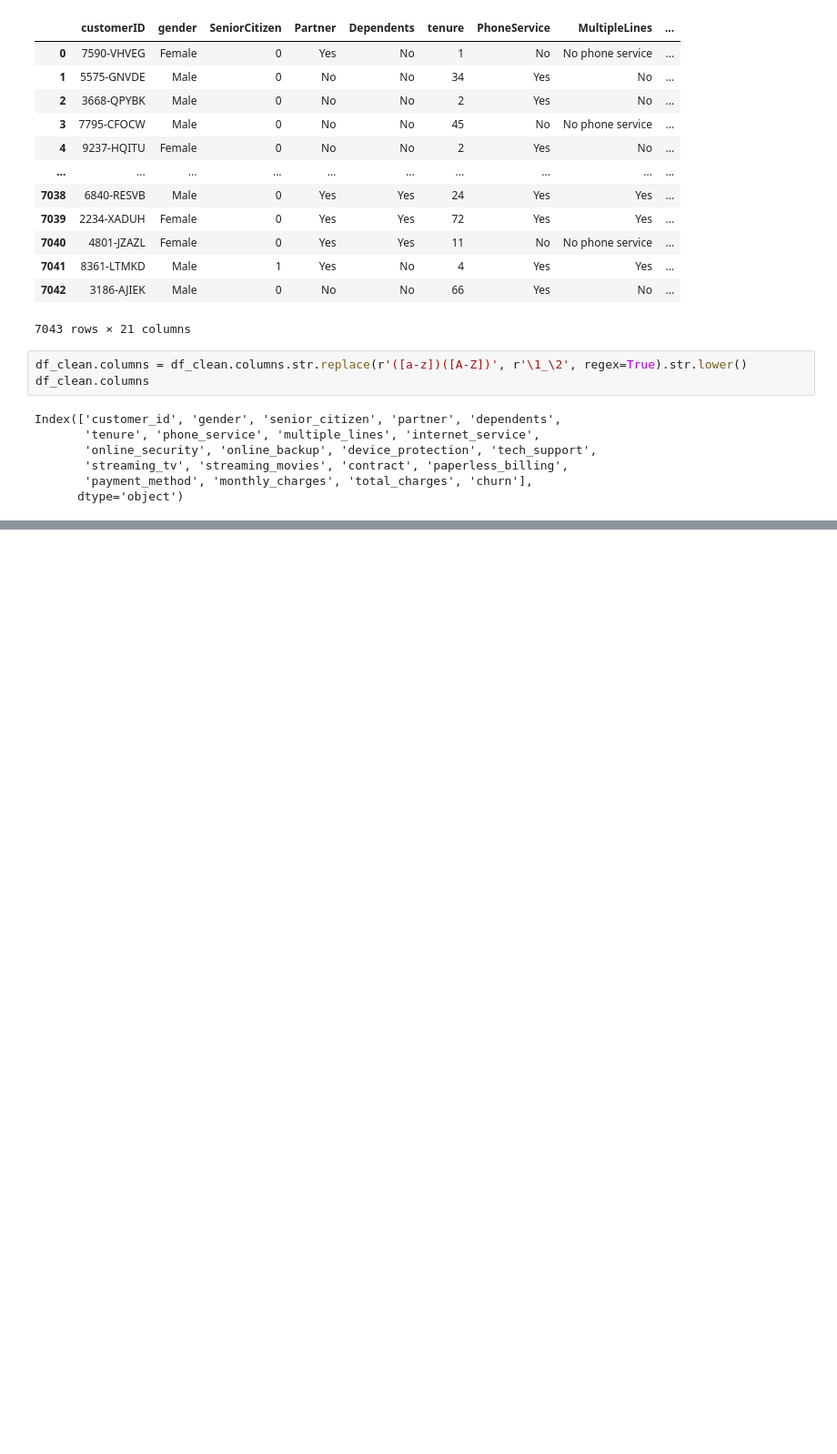
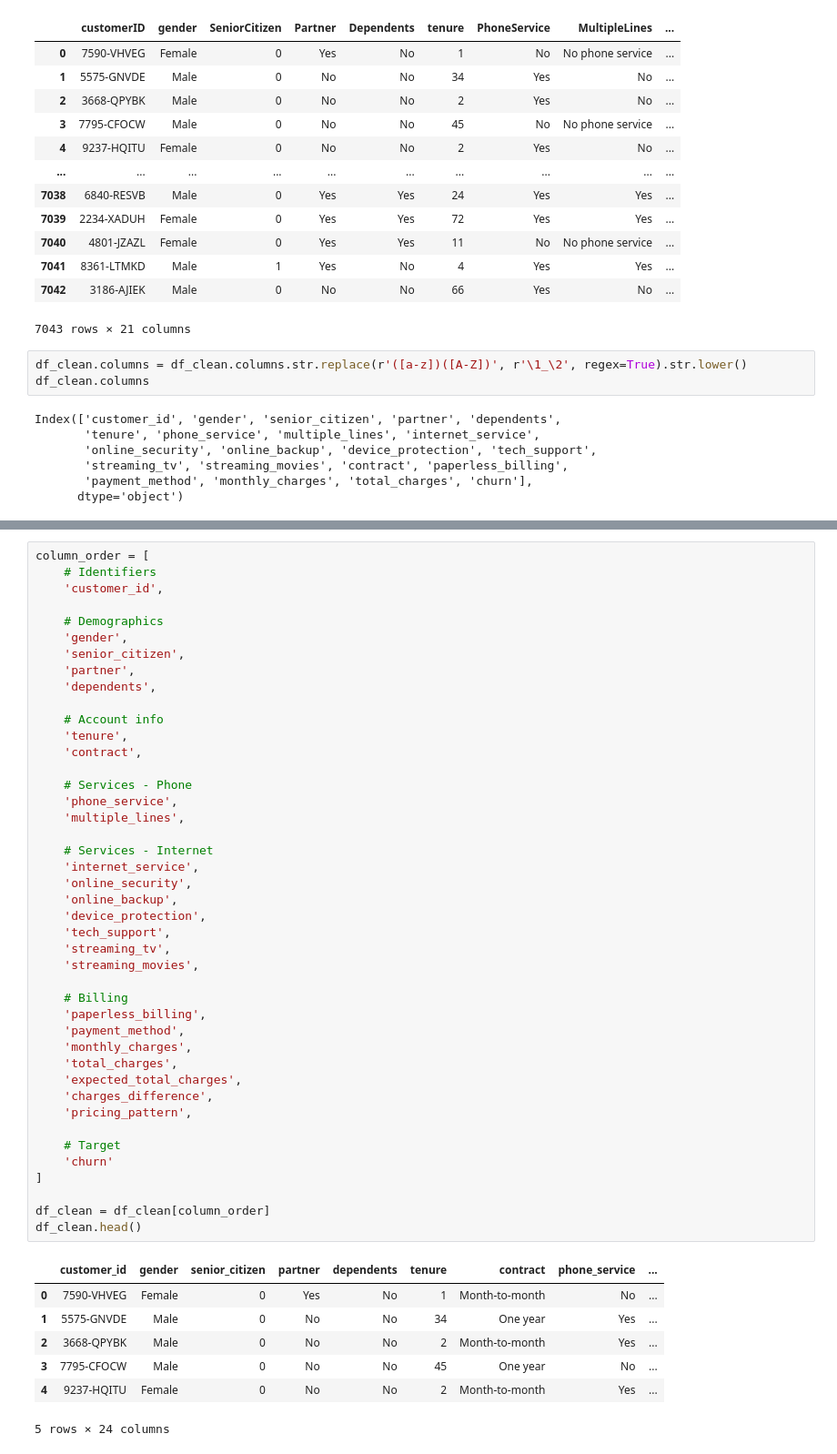
Before and after one commit to rodrigomp30/etl-saas-project, a Jupyter notebook: notebooks/02_test_transformations.ipynb, the cells around one changed output, grey strips where cells are left out. Shown at 91% size. Drawn from its saved outputs; the diff is of its cells as text; blank space fills up the shorter version.

Commit message:
Add data transformations for telco churn staging layer

```diff
--- a/notebooks/02_test_transformations.ipynb
+++ b/notebooks/02_test_transformations.ipynb
@@ -61,0 +86,51 @@ dtype: object
+# %%
+column_order = [
+    # Identifiers
+    'customer_id',
+
+    # Demographics
+    'gender',
+    'senior_citizen',
+    'partner',
+    'dependents',
+
+    # Account info
+    'tenure',
+    'contract',
+
+    # Services - Phone
+    'phone_service',
+    'multiple_lines',
+
+    # Services - Internet
+    'internet_service',
+    'online_security',
+    'online_backup',
+    'device_protection',
+    'tech_support',
+    'streaming_tv',
+    'streaming_movies',
+
+    # Billing
+    'paperless_billing',
+    'payment_method',
+    'monthly_charges',
+    'total_charges',
+    'expected_total_charges',
+    'charges_difference',
+    'pricing_pattern',
+
+    # Target
+    'churn'
+]
+
+df_clean = df_clean[column_order]
+df_clean.head()
+# %% [output]
+|  | customer_id | gender | senior_citizen | partner | dependents | tenure | contract | phone_service | ... |
+| 0 | 7590-VHVEG | Female | 0 | Yes | No | 1 | Month-to-month | No | ... |
+| 1 | 5575-GNVDE | Male | 0 | No | No | 34 | One year | Yes | ... |
+| 2 | 3668-QPYBK | Male | 0 | No | No | 2 | Month-to-month | Yes | ... |
+| 3 | 7795-CFOCW | Male | 0 | No | No | 45 | One year | No | ... |
+| 4 | 9237-HQITU | Female | 0 | No | No | 2 | Month-to-month | Yes | ... |
+5 rows × 24 columns
```
Also changed, not shown: parts of 5 cells of this notebook.
